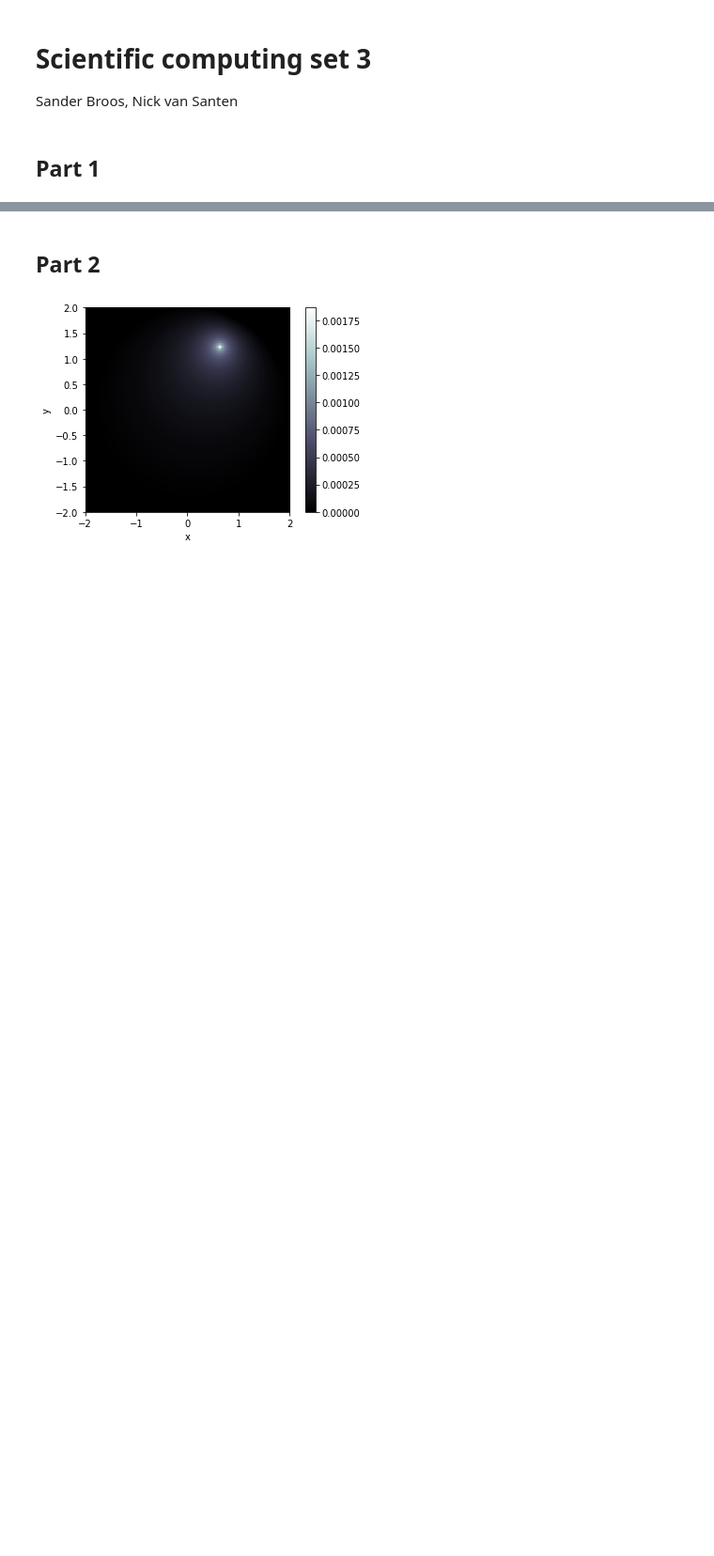
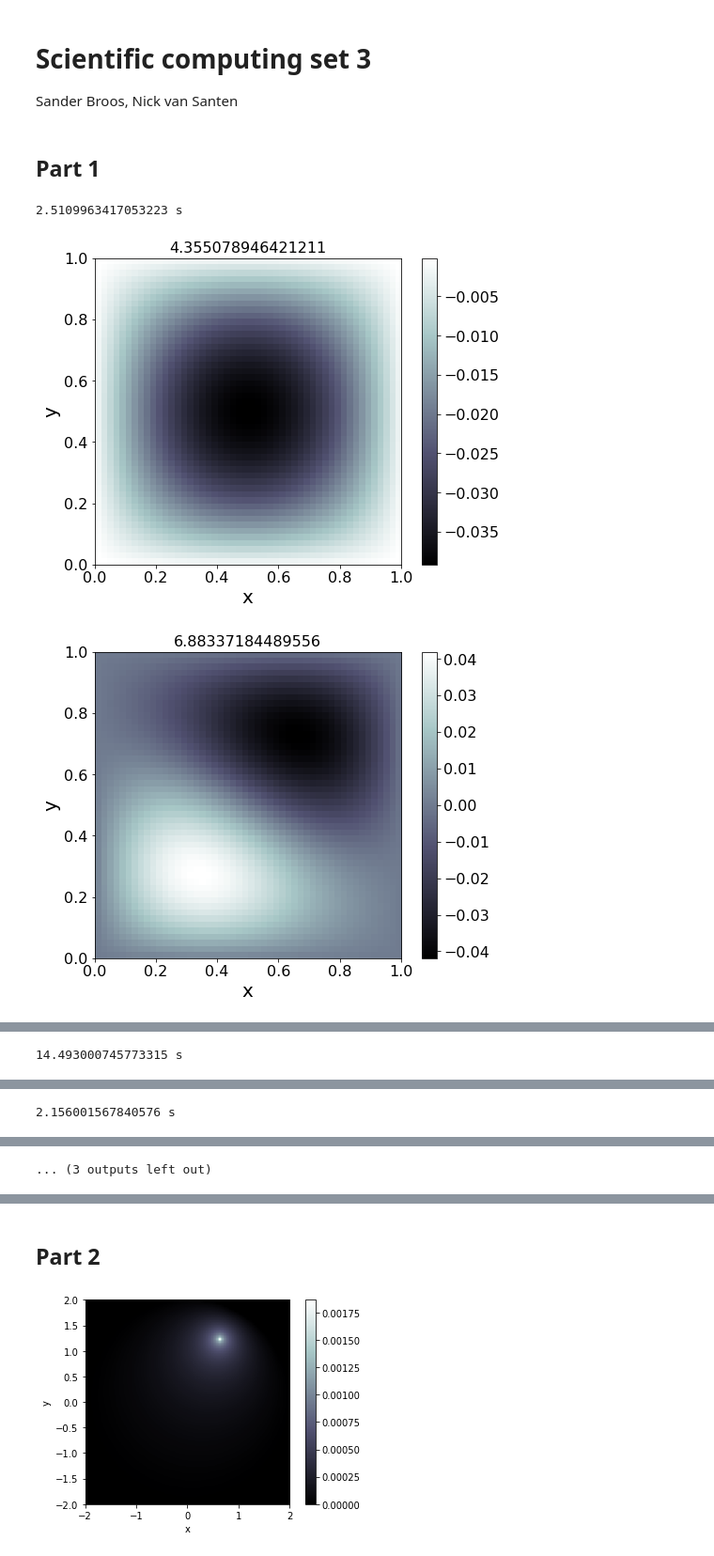
Before and after one commit to Nickvs99/ScientificComputing, a Jupyter notebook: Set 3/set3.ipynb, the cells around one changed output, grey strips where cells are left out. Shown at 94% size. Saved outputs shown, nothing was run; the diff lists cells and outputs as text; code cells hidden in the pictures; blank space fills up the shorter version.

```diff
--- a/Set 3/set3.ipynb
+++ b/Set 3/set3.ipynb
@@ -24,3 +24,11 @@ plt.rc('figure', titlesize=BIGGER_SIZE)  # fontsize of the figure title
 plt.rcParams["figure.figsize"] = (8,6)
 # %% [markdown]
 ## Part 1
+# %%
+WaveEquation(dx=0.02, L_x = 1, L_y = 1, circle=False, sparse=True).show_eigenvectors(4)
+WaveEquation(dx=0.02, L_x = 1, L_y = 2, circle=False, sparse=True).show_eigenvectors(4)
+WaveEquation(dx=0.02, L_x = 1, L_y = 1, circle=True, sparse=True).show_eigenvectors(4)
+# %% [output]
+2.5109963417053223 s
+[figure, added]
+[figure, added]
@@ -26,0 +37 @@ plt.rcParams["figure.figsize"] = (8,6)
+14.493000745773315 s
@@ -26,0 +42 @@ plt.rcParams["figure.figsize"] = (8,6)
+2.156001567840576 s
@@ -26,0 +44 @@ plt.rcParams["figure.figsize"] = (8,6)
+... (3 outputs left out)
```
Also changed, not shown: parts of 5 cells of this notebook, 1 other file.
